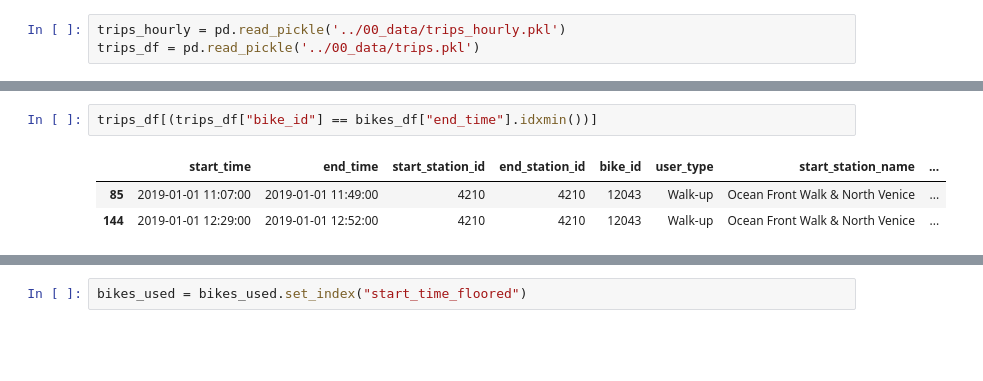
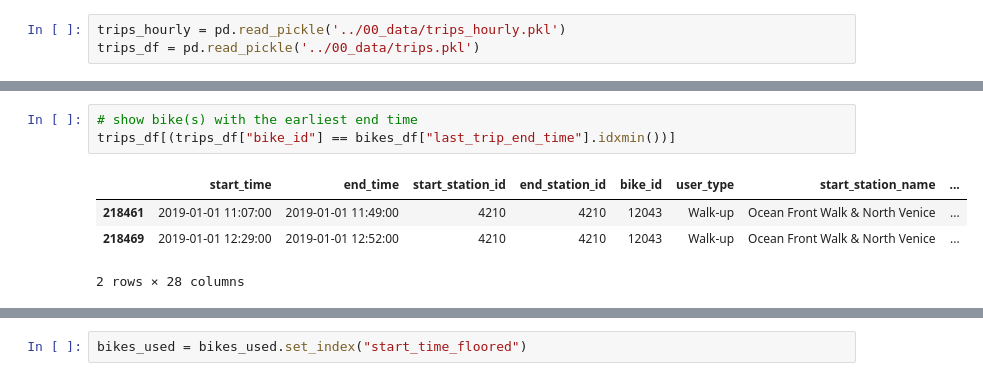
Before and after one commit to katekuian/aa_2021_magma, a Jupyter notebook: 04_predictive_analytics/01_feature_engineering.ipynb, the cells around one changed output, grey strips where cells are left out. Cells and saved outputs as stored; diff of their text form; blank space fills up the shorter version.

```diff
--- a/04_predictive_analytics/01_feature_engineering.ipynb
+++ b/04_predictive_analytics/01_feature_engineering.ipynb
@@ -73,6 +79,8 @@ trips_df[(trips_df["bike_id"] == bikes_df["start_time"].idxmax())]
-# %%
-trips_df[(trips_df["bike_id"] == bikes_df["end_time"].idxmin())]
-# %% [output]
-|  | start_time | end_time | start_station_id | end_station_id | bike_id | user_type | start_station_name | ... |
-| 85 | 2019-01-01 11:07:00 | 2019-01-01 11:49:00 | 4210 | 4210 | 12043 | Walk-up | Ocean Front Walk & North Venice | ... |
-| 144 | 2019-01-01 12:29:00 | 2019-01-01 12:52:00 | 4210 | 4210 | 12043 | Walk-up | Ocean Front Walk & North Venice | ... |
+# %%
+# show bike(s) with the earliest end time
+trips_df[(trips_df["bike_id"] == bikes_df["last_trip_end_time"].idxmin())]
+# %% [output]
+|  | start_time | end_time | start_station_id | end_station_id | bike_id | user_type | start_station_name | ... |
+| 218461 | 2019-01-01 11:07:00 | 2019-01-01 11:49:00 | 4210 | 4210 | 12043 | Walk-up | Ocean Front Walk & North Venice | ... |
+| 218469 | 2019-01-01 12:29:00 | 2019-01-01 12:52:00 | 4210 | 4210 | 12043 | Walk-up | Ocean Front Walk & North Venice | ... |
+2 rows × 28 columns
```
Also changed, not shown: parts of 35 cells of this notebook.
